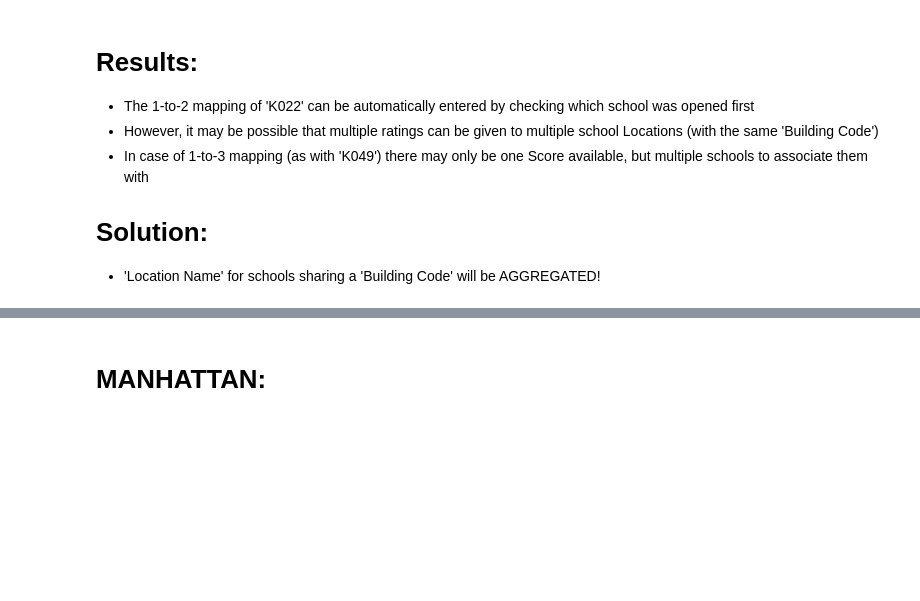
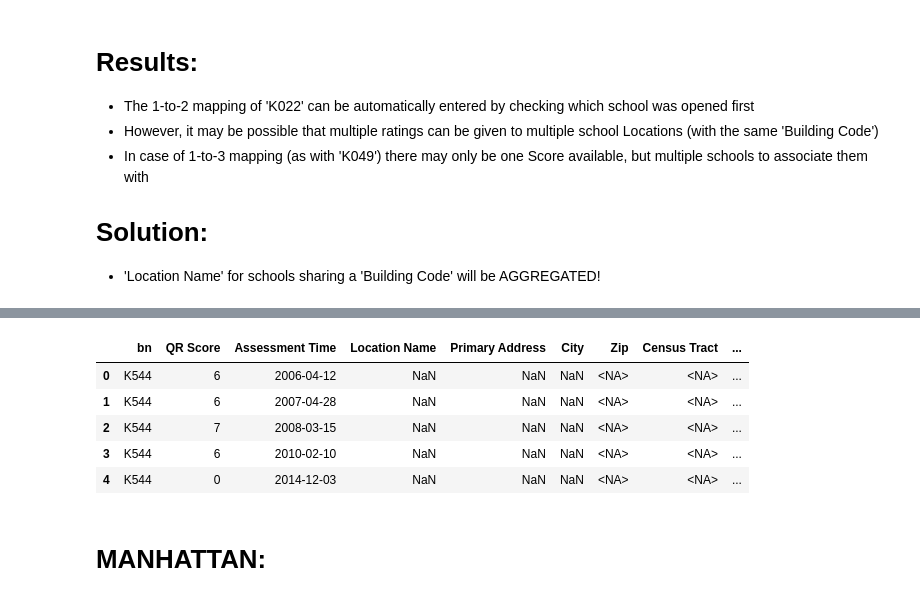
Before and after one commit to tali0n-git/NYC_Public_Schools_Analysis, a Jupyter notebook: School_Data_Analysis_Notebooks/QualityReviewRatings_2005-2020_EDA.ipynb, the cells around one changed output, grey strips where cells are left out. Cells and saved outputs as stored; diff of their text form; code cells hidden in the pictures; blank space fills up the shorter version.

```diff
--- a/School_Data_Analysis_Notebooks/QualityReviewRatings_2005-2020_EDA.ipynb
+++ b/School_Data_Analysis_Notebooks/QualityReviewRatings_2005-2020_EDA.ipynb
@@ -1041,3 +1114,12 @@ array(['K544', 'K533', 'K330', 'K336', 'K400', 'K531', 'K587', 'K625',
+# %%
+K_df[K_df['bn'] == 'K544']
+# %% [output]
+|  | bn | QR Score | Assessment Time | Location Name | Primary Address | City | Zip | Census Tract | ... |
+| 0 | K544 | 6 | 2006-04-12 | NaN | NaN | NaN | <NA> | <NA> | ... |
+| 1 | K544 | 6 | 2007-04-28 | NaN | NaN | NaN | <NA> | <NA> | ... |
+| 2 | K544 | 7 | 2008-03-15 | NaN | NaN | NaN | <NA> | <NA> | ... |
+| 3 | K544 | 6 | 2010-02-10 | NaN | NaN | NaN | <NA> | <NA> | ... |
+| 4 | K544 | 0 | 2014-12-03 | NaN | NaN | NaN | <NA> | <NA> | ... |
 # %% [markdown]
 # MANHATTAN:
 # %%
```
Also changed, not shown: parts of 21 cells of this notebook.
